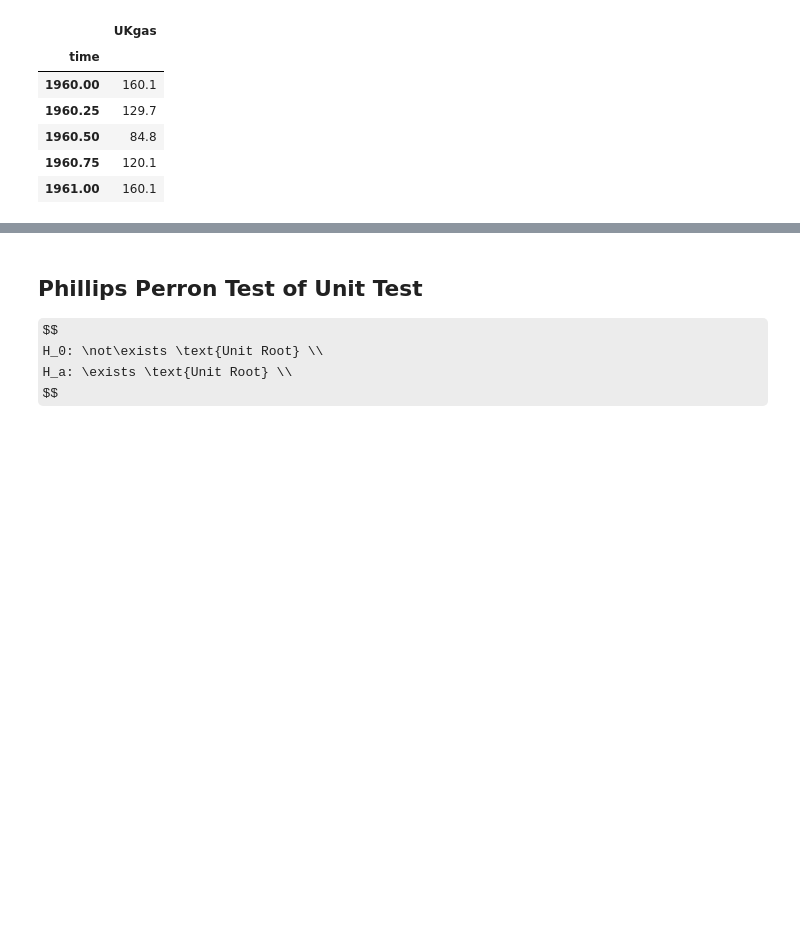
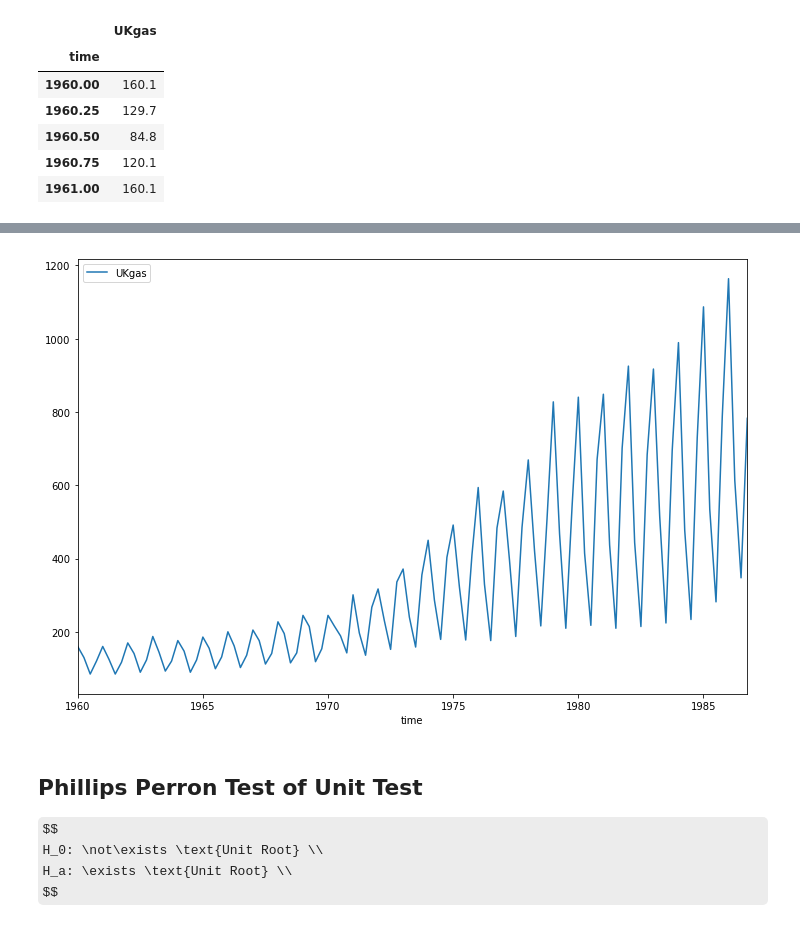
Before and after one commit to gerdm/UMA, a Jupyter notebook: econometrics/Final_Exam.ipynb, the cells around one changed output, grey strips where cells are left out. Saved outputs shown, nothing was run; the diff lists cells and outputs as text; code cells hidden in the pictures; some formulas as TeX source; blank space fills up the shorter version.

```diff
--- a/econometrics/Final_Exam.ipynb
+++ b/econometrics/Final_Exam.ipynb
@@ -25,5 +25,5 @@ dat.head()
 | 1960.75 | 120.1 |
 | 1961.00 | 160.1 |
 # %%
-dat.plot();
+dat.plot(figsize=(12,8));
 # %% [output]
@@ -32,3 +30,4 @@ dat.plot();
+[figure, added]
 # %% [markdown]
 ## Phillips Perron Test of Unit Test
 $$
```
Also changed, not shown: parts of 7 cells of this notebook, 3 other files.
